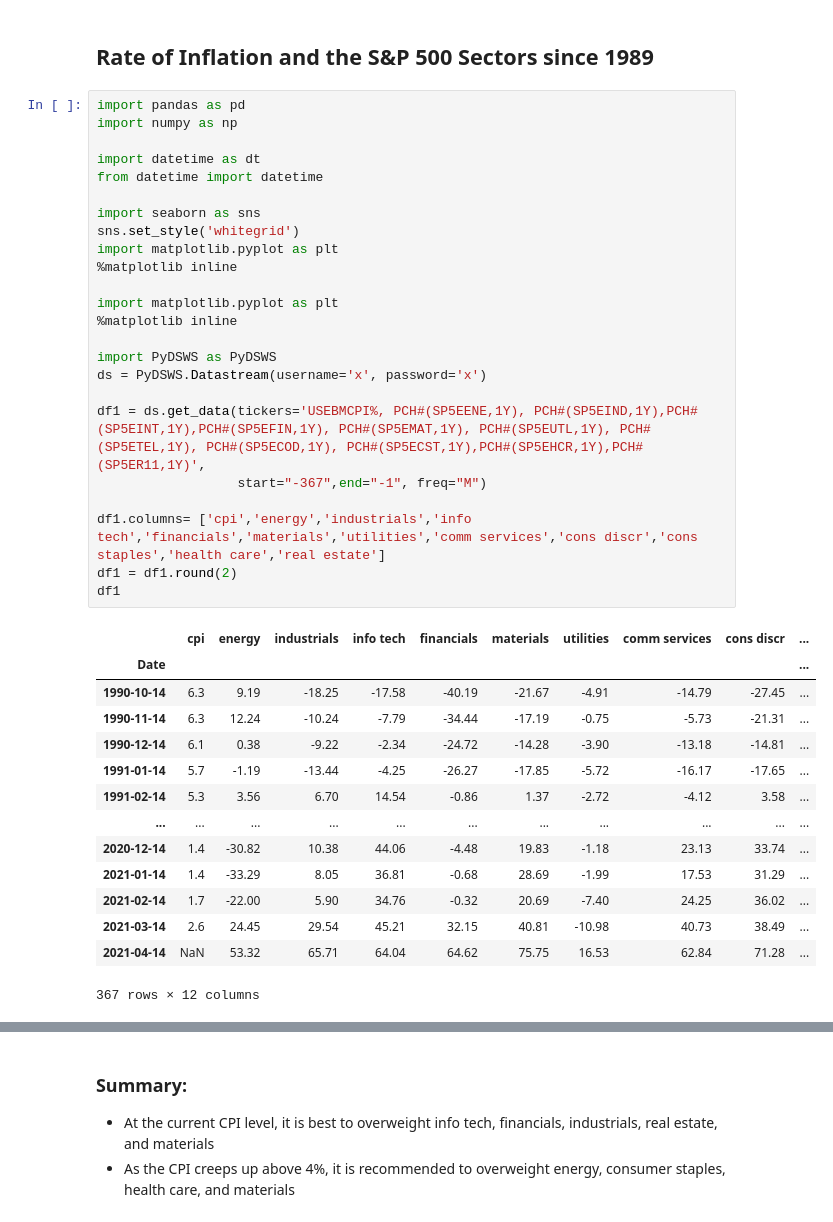
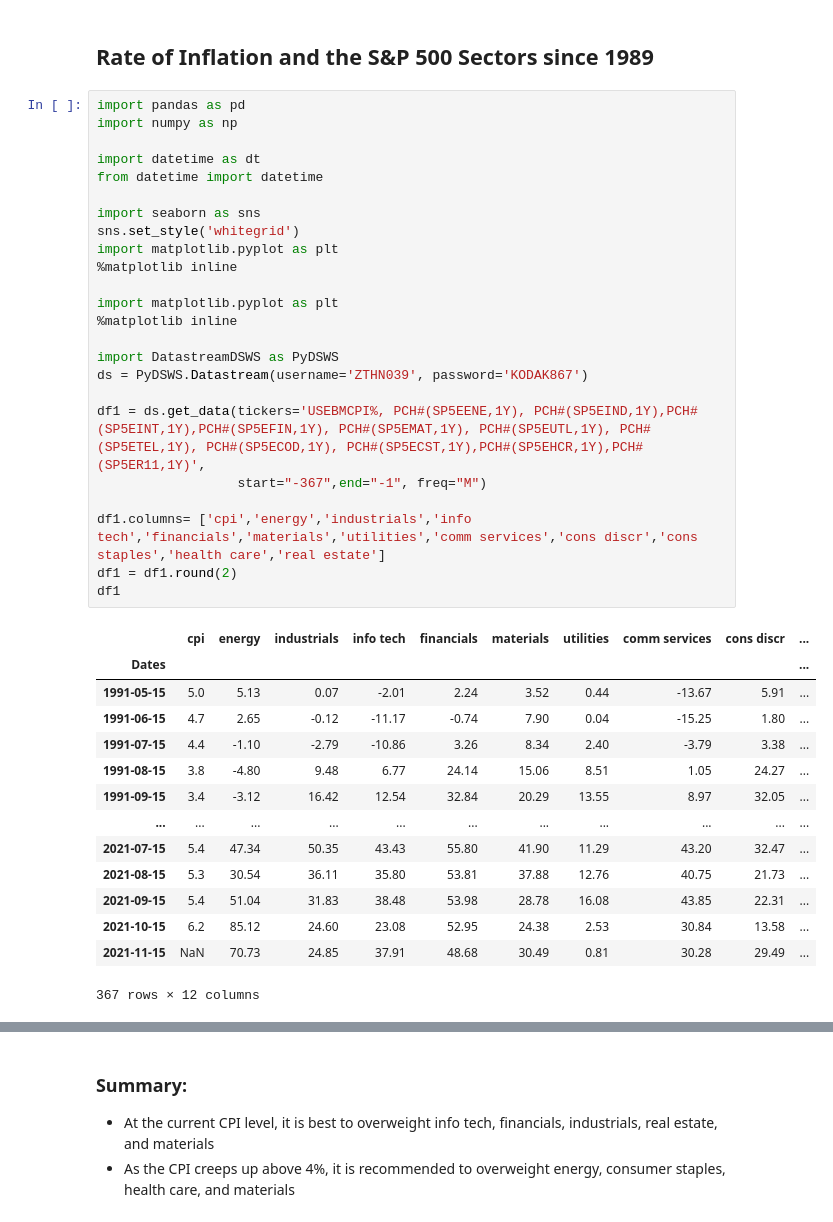
Before and after one commit to FierceResearch/Inflation-United-States, a Jupyter notebook: FR_Inflation_Research.ipynb, the cells around one changed output, grey strips where cells are left out. Cells and saved outputs as stored; diff of their text form.

```diff
--- a/FR_Inflation_Research.ipynb
+++ b/FR_Inflation_Research.ipynb
@@ -142,41 +142,41 @@ sns.scatterplot(x=df['CPI YoY'],y=df['1Y% Chg Dow Jones'],hue=df['cpi group'],si
 # %%
 import pandas as pd
 import numpy as np
 
 import datetime as dt
 from datetime import datetime
 
 import seaborn as sns
 sns.set_style('whitegrid')
 import matplotlib.pyplot as plt
 %matplotlib inline
 
 import matplotlib.pyplot as plt
 %matplotlib inline
 
-import PyDSWS as PyDSWS
-ds = PyDSWS.Datastream(username='x', password='x')
+import DatastreamDSWS as PyDSWS
+ds = PyDSWS.Datastream(username='ZTHN039', password='KODAK867')
 
 df1 = ds.get_data(tickers='USEBMCPI%, PCH#(SP5EENE,1Y), PCH#(SP5EIND,1Y),PCH#(SP5EINT,1Y),PCH#(SP5EFIN,1Y), PCH#(SP5EMAT,1Y), PCH#(SP5EUTL,1Y), PCH#(SP5ETEL,1Y), PCH#(SP5ECOD,1Y), PCH#(SP5ECST,1Y),PCH#(SP5EHCR,1Y),PCH#(SP5ER11,1Y)',
                   start="-367",end="-1", freq="M")
 
 df1.columns= ['cpi','energy','industrials','info tech','financials','materials','utilities','comm services','cons discr','cons staples','health care','real estate']
 df1 = df1.round(2)
 df1
 # %% [output]
 |  | cpi | energy | industrials | info tech | financials | materials | utilities | comm services | cons discr | ... |
-| Date |  |  |  |  |  |  |  |  |  | ... |
-| 1990-10-14 | 6.3 | 9.19 | -18.25 | -17.58 | -40.19 | -21.67 | -4.91 | -14.79 | -27.45 | ... |
-| 1990-11-14 | 6.3 | 12.24 | -10.24 | -7.79 | -34.44 | -17.19 | -0.75 | -5.73 | -21.31 | ... |
-| 1990-12-14 | 6.1 | 0.38 | -9.22 | -2.34 | -24.72 | -14.28 | -3.90 | -13.18 | -14.81 | ... |
-| 1991-01-14 | 5.7 | -1.19 | -13.44 | -4.25 | -26.27 | -17.85 | -5.72 | -16.17 | -17.65 | ... |
-| 1991-02-14 | 5.3 | 3.56 | 6.70 | 14.54 | -0.86 | 1.37 | -2.72 | -4.12 | 3.58 | ... |
+| Dates |  |  |  |  |  |  |  |  |  | ... |
+| 1991-05-15 | 5.0 | 5.13 | 0.07 | -2.01 | 2.24 | 3.52 | 0.44 | -13.67 | 5.91 | ... |
+| 1991-06-15 | 4.7 | 2.65 | -0.12 | -11.17 | -0.74 | 7.90 | 0.04 | -15.25 | 1.80 | ... |
+| 1991-07-15 | 4.4 | -1.10 | -2.79 | -10.86 | 3.26 | 8.34 | 2.40 | -3.79 | 3.38 | ... |
+| 1991-08-15 | 3.8 | -4.80 | 9.48 | 6.77 | 24.14 | 15.06 | 8.51 | 1.05 | 24.27 | ... |
+| 1991-09-15 | 3.4 | -3.12 | 16.42 | 12.54 | 32.84 | 20.29 | 13.55 | 8.97 | 32.05 | ... |
 | ... | ... | ... | ... | ... | ... | ... | ... | ... | ... | ... |
-| 2020-12-14 | 1.4 | -30.82 | 10.38 | 44.06 | -4.48 | 19.83 | -1.18 | 23.13 | 33.74 | ... |
-| 2021-01-14 | 1.4 | -33.29 | 8.05 | 36.81 | -0.68 | 28.69 | -1.99 | 17.53 | 31.29 | ... |
-| 2021-02-14 | 1.7 | -22.00 | 5.90 | 34.76 | -0.32 | 20.69 | -7.40 | 24.25 | 36.02 | ... |
-| 2021-03-14 | 2.6 | 24.45 | 29.54 | 45.21 | 32.15 | 40.81 | -10.98 | 40.73 | 38.49 | ... |
-| 2021-04-14 | NaN | 53.32 | 65.71 | 64.04 | 64.62 | 75.75 | 16.53 | 62.84 | 71.28 | ... |
+| 2021-07-15 | 5.4 | 47.34 | 50.35 | 43.43 | 55.80 | 41.90 | 11.29 | 43.20 | 32.47 | ... |
+| 2021-08-15 | 5.3 | 30.54 | 36.11 | 35.80 | 53.81 | 37.88 | 12.76 | 40.75 | 21.73 | ... |
+| 2021-09-15 | 5.4 | 51.04 | 31.83 | 38.48 | 53.98 | 28.78 | 16.08 | 43.85 | 22.31 | ... |
+| 2021-10-15 | 6.2 | 85.12 | 24.60 | 23.08 | 52.95 | 24.38 | 2.53 | 30.84 | 13.58 | ... |
+| 2021-11-15 | NaN | 70.73 | 24.85 | 37.91 | 48.68 | 30.49 | 0.81 | 30.28 | 29.49 | ... |
 367 rows × 12 columns
 # %%
 df1.describe().round()
```
Also changed, not shown: parts of 9 cells of this notebook.
